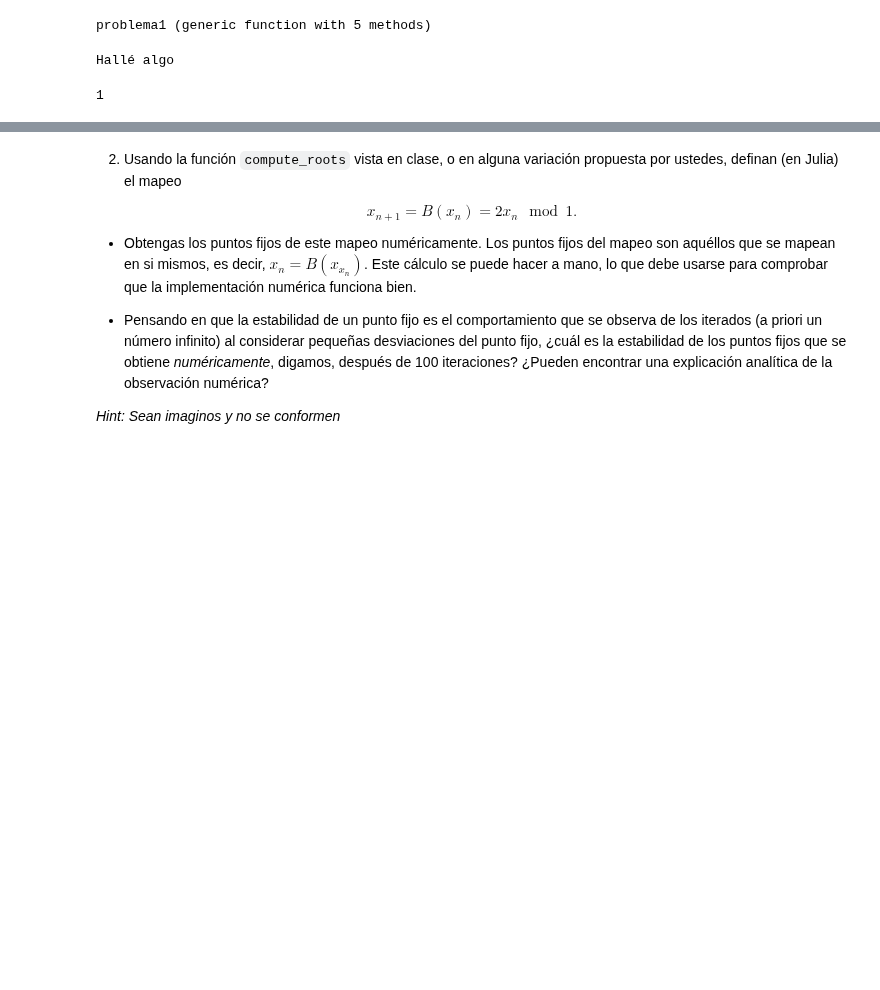
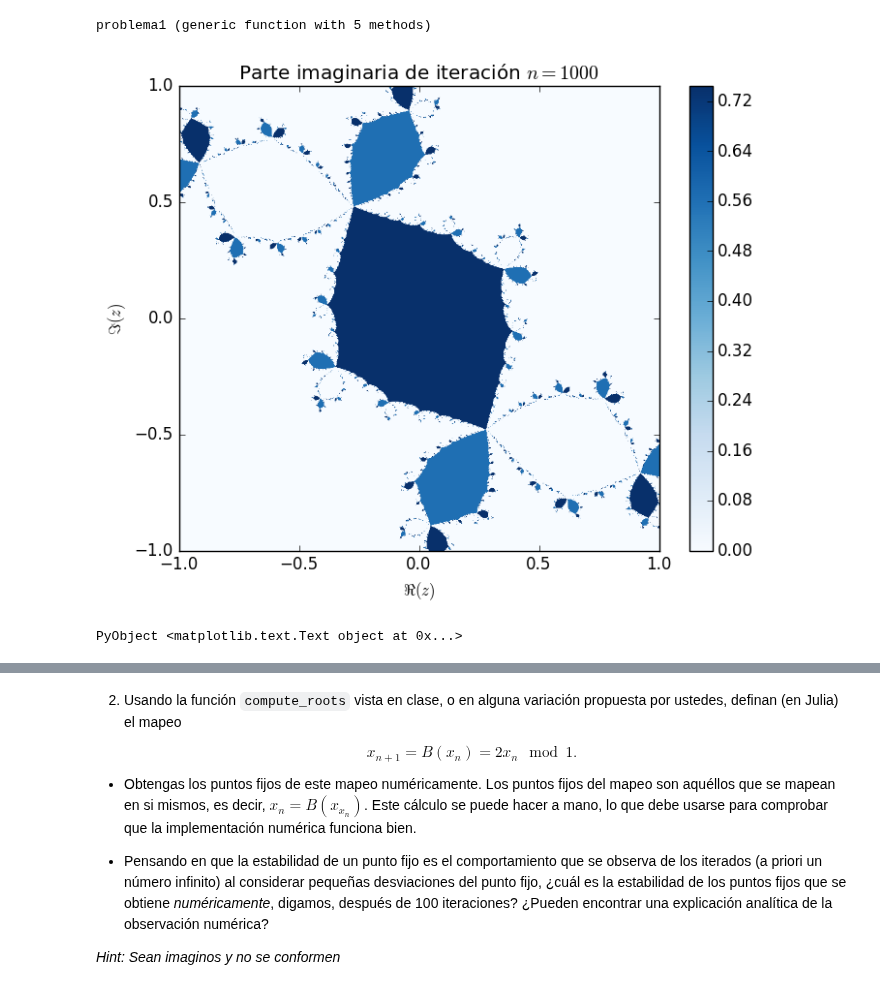
Before and after one commit to lbenet/2017-1_TSFisComp, a Jupyter notebook: tareas/danmarurr/Tarea2/Tarea2.ipynb, the cells around one changed output, grey strips where cells are left out. Saved outputs shown, nothing was run; the diff lists cells and outputs as text; code cells hidden in the pictures; blank space fills up the shorter version.

```diff
--- a/tareas/danmarurr/Tarea2/Tarea2.ipynb
+++ b/tareas/danmarurr/Tarea2/Tarea2.ipynb
@@ -37,15 +42,14 @@ NaN + NaN*im
 `mapeo1` calcula el término `n` de la función z_{n+1} = z_n^2 + c, donde
 c = 0.12256484161600012 - 0.74486407104im y `z0` es un valor definido por el usuario.
 """
-function mapeo1(n::Int64, z0::Complex{Float64})
-    @assert n≥0 "n tiene que ser mayor o igual a 0"
-    c = 0.12256484161600012 - 0.74486407104im
-    if n == 0
-        z_new = z0
-    else
-        z_new = (mapeo1(n - 1, z0))^2 + c #El cálculo se realiza mediante el uso de recursividad
+function mapeo1(n::Int64, z0)
+    @assert n≥1 "n tiene que ser mayor o igual a 0"
+    c = complex(0.12256484161600012,-0.74486407104)
+
+    for j in 1:n
+        z0 = copy(z0)^2 - c
     end
-    return z_new
+    return z0
 end
 
 """
@@ -98,11 +102,17 @@ function problema1(n::Int, domRe = [-1.0,1.0], domIm = [-1.0,1.0], Δ = [0.0025,
     @assert length(domRe) == 2 && length(domIm) == 2 && length(Δ) == 2 "Uno o varios de los argumentos tienen información faltante o sobrante"
     @assert Δ[1] > 0 && Δ[2]> 0 "El valor de separación debe ser positivo"
     @assert Δ[1] < abs(domRe[1] - domRe[2]) && Δ[2] < abs(domIm[1] - domIm[2]) "El valor de separación debe ser menor al tamaño de los intervalos"
+    malla1 = crea_malla(domRe, domIm, Δ)
+    f(x) = mapeo1(n, x)
+    fm = complexmap(f, malla1)
 
-    malla1 = crea_malla(domRe, domIm, Δ)
-
-    fm = complexmap(x -> mapeo1(n, x), malla1)
-    return fm
+    zm1 = zeros(fm)
+    for j in 1:length(fm)
+        if abs(fm[j].re) < 1 && abs(fm[j].im) < 1
+            zm1[j] = fm[j]
+        end
+    end
+    return zm1
 end
 # %% [output]
 problema1 (generic function with 5 methods)
@@ -111,13 +119,12 @@ iteracion1 = problema1(10);
-# %%
-nfin = 0
-for j in 1:length(iteracion1)
-    if isnan(iteracion1[j]) == false
-        println("Hallé algo")
-        nfin += 1
-    end
-    return nfin
-end
-nfin
-# %% [output]
-Hallé algo
-1
+# %%
+ab = problema1(1000);
+# %%
+imshow(imag(ab),cmap = "Blues", extent =[-1.0, 1.0, -1.0, 1.0],aspect="auto")
+
+xlabel(L"\Re(z)")
+ylabel(L"\Im(z)")
+colorbar()
+title(L"Parte imaginaria de iteración $n=1000$")
+# %% [output]
+[figure, added]
+PyObject <matplotlib.text.Text object at 0x...>
```
Also changed, not shown: parts of 15 cells of this notebook.
